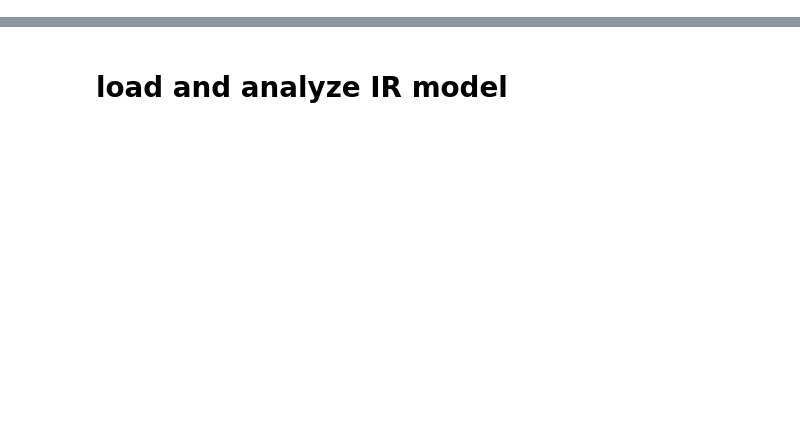
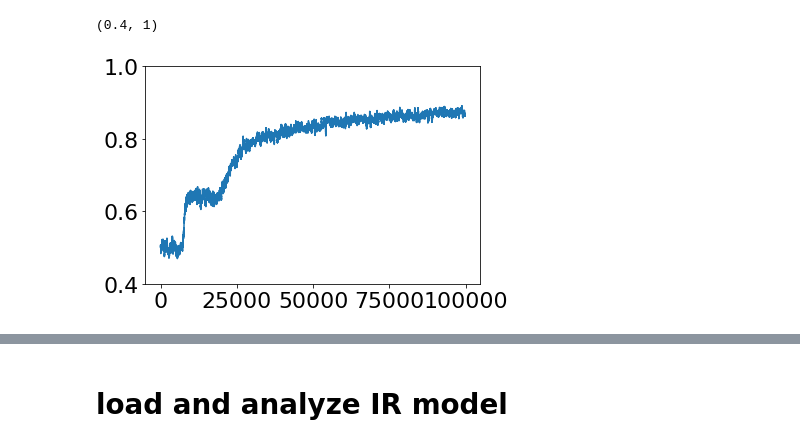
Before and after one commit to andrebeu/nback, a Jupyter notebook: pure EM - item recognition.ipynb, the cells around one changed output, grey strips where cells are left out. Drawn from its saved outputs; the diff is of its cells as text; code cells hidden in the pictures; blank space fills up the shorter version.

```diff
--- a/pure EM - item recognition.ipynb
+++ b/pure EM - item recognition.ipynb
@@ -26,0 +66,16 @@ def mov_avg(arr,wind=5000):
+# %%
+## init
+seed = 0
+sedim = 8
+cedim = 2
+stsize = 20
+emthresh = 1
+net = ItemRecognitionEM(sedim,cedim,stsize,emthresh,seed)
+ntrials = 10
+setsize = 3
+stimset = ntrials*setsize+20
+task = ItemRecognitionTask(sedim,cedim,stimset,seed)
+# %%
+## train
+tr_neps = 100000
+tr_loss,trsc = run_model(net,task,tr_neps,ntrials,setsize,training=True)
@@ -26,0 +93,7 @@ def mov_avg(arr,wind=5000):
+# %%
+tracc = mov_avg(trsc.mean(-1),200)
+plt.plot(tracc)
+plt.ylim(0.4,1)
+# %% [output]
+(0.4, 1)
+[figure, added]
```
Also changed, not shown: parts of 37 cells of this notebook, 6 other files.
